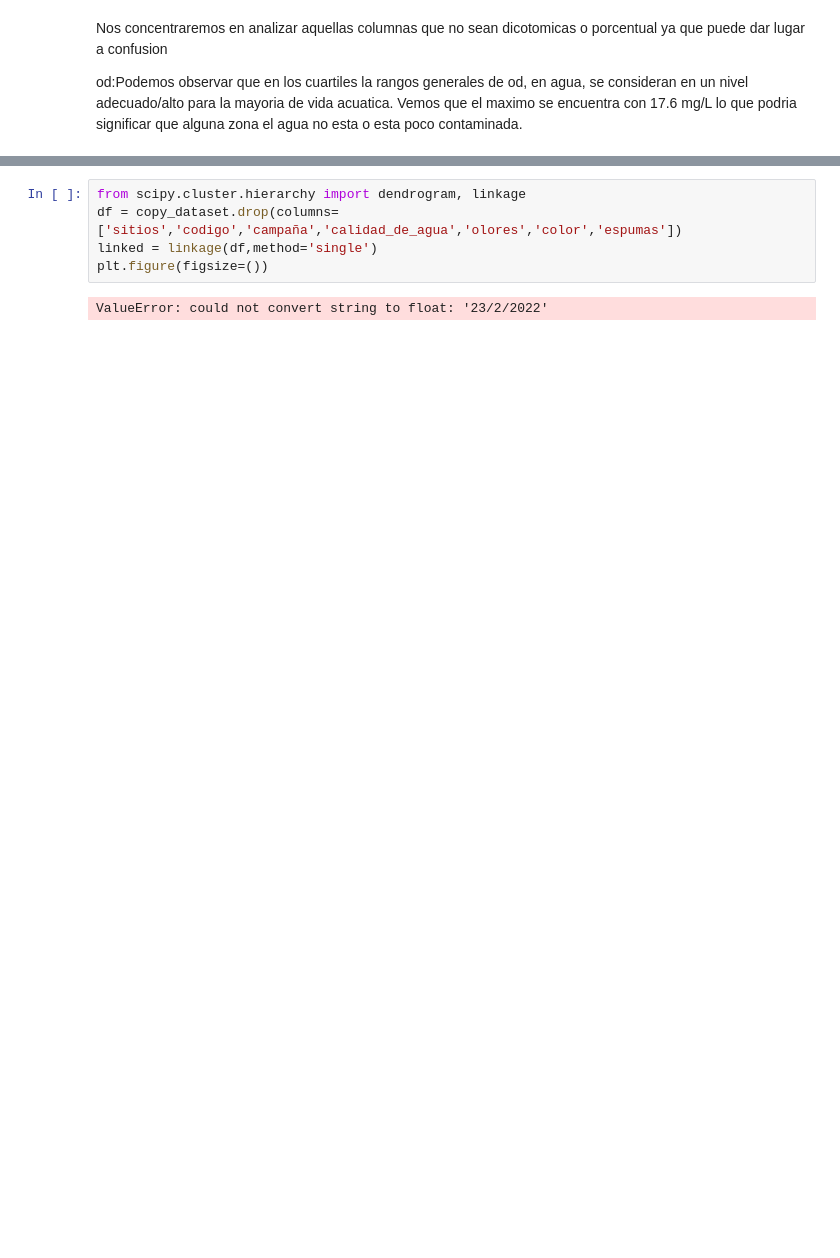
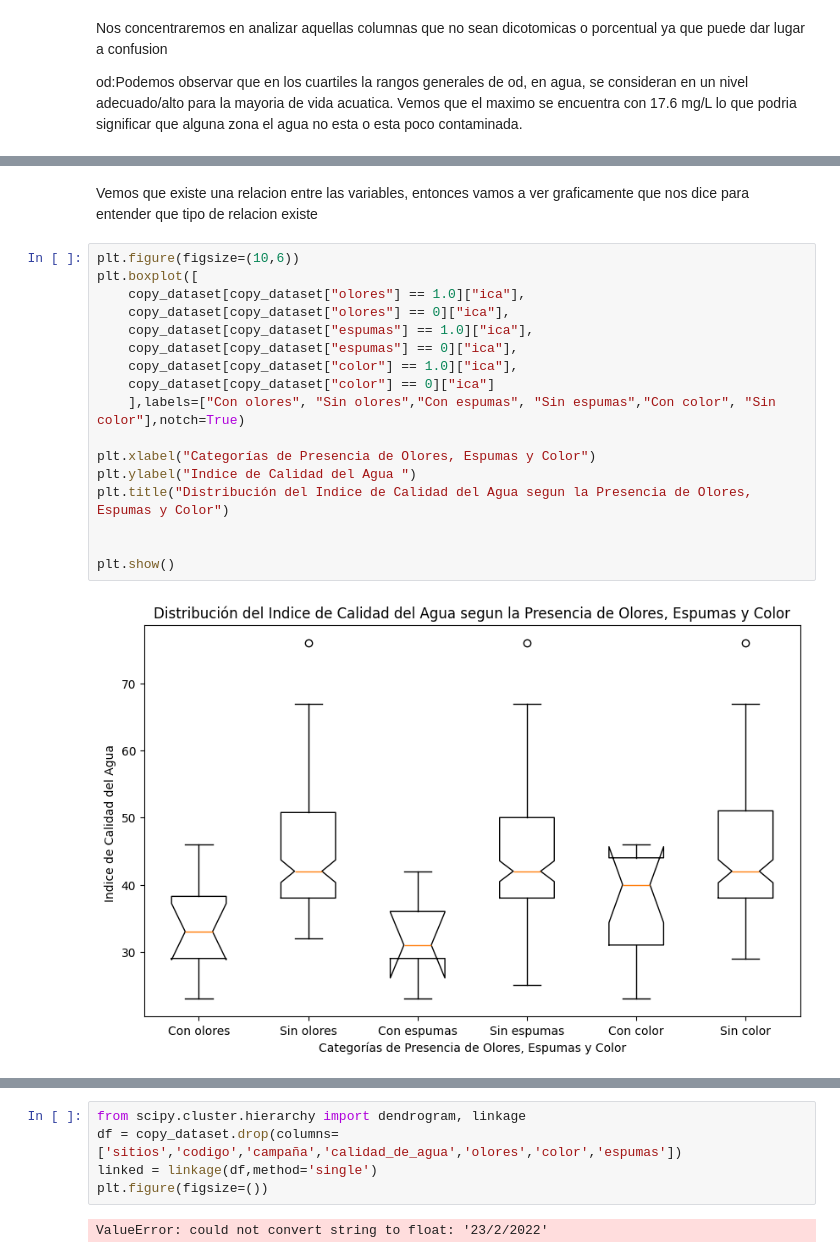
Before and after one commit to muller10000/tp-especial-ciencia-datos, a Jupyter notebook: Ejercicioespecial.ipynb, the cells around one changed output, grey strips where cells are left out. Cells and saved outputs as stored; diff of their text form; blank space fills up the shorter version.

```diff
--- a/Ejercicioespecial.ipynb
+++ b/Ejercicioespecial.ipynb
@@ -409,0 +534,21 @@ plt.show()
+# %% [markdown]
+Vemos que existe una relacion entre las variables, entonces vamos a ver graficamente que nos dice para entender que tipo de relacion existe
+# %%
+plt.figure(figsize=(10,6))
+plt.boxplot([
+    copy_dataset[copy_dataset["olores"] == 1.0]["ica"],
+    copy_dataset[copy_dataset["olores"] == 0]["ica"],
+    copy_dataset[copy_dataset["espumas"] == 1.0]["ica"],
+    copy_dataset[copy_dataset["espumas"] == 0]["ica"],
+    copy_dataset[copy_dataset["color"] == 1.0]["ica"],
+    copy_dataset[copy_dataset["color"] == 0]["ica"]
+    ],labels=["Con olores", "Sin olores","Con espumas", "Sin espumas","Con color", "Sin color"],notch=True)
+
+plt.xlabel("Categorías de Presencia de Olores, Espumas y Color")
+plt.ylabel("Indice de Calidad del Agua ")
+plt.title("Distribución del Indice de Calidad del Agua segun la Presencia de Olores, Espumas y Color")
+
+
+plt.show()
+# %% [output]
+[figure, added]
```
Also changed, not shown: parts of 38 cells of this notebook.
